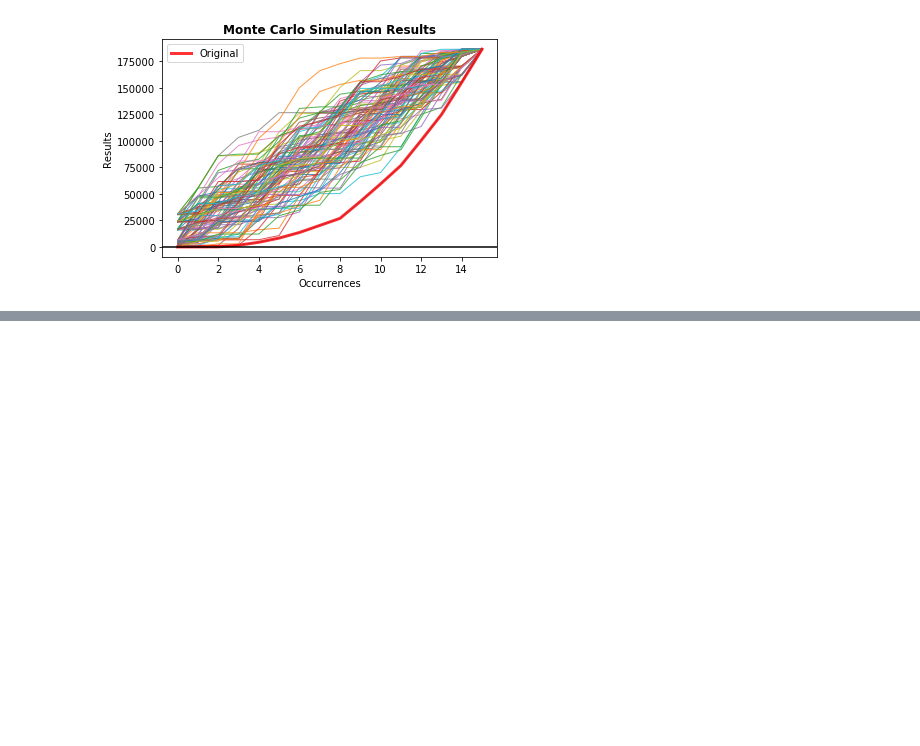
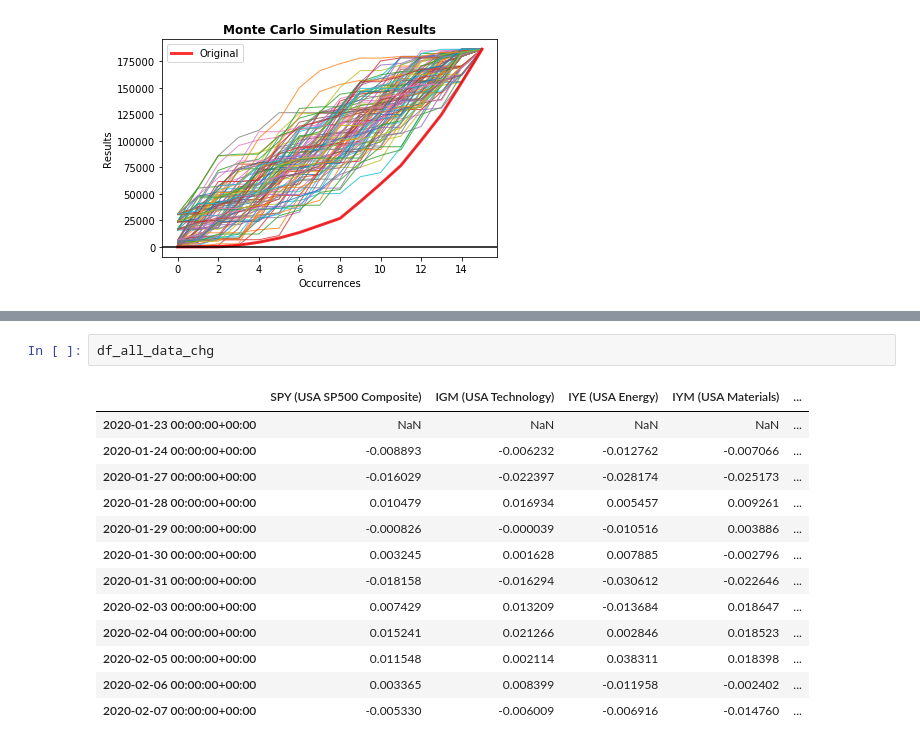
Before and after one commit to sselvakularanjan/FinTech-Project-1, a Jupyter notebook: jjp_CV_correlations.ipynb, the cells around one changed output, grey strips where cells are left out. Drawn from its saved outputs; the diff is of its cells as text; blank space fills up the shorter version.

```diff
--- a/jjp_CV_correlations.ipynb
+++ b/jjp_CV_correlations.ipynb
@@ -706,0 +758,16 @@ NameError: name 'pandas' is not defined
+# %%
+df_all_data_chg
+# %% [output]
+|  | SPY (USA SP500 Composite) | IGM (USA Technology) | IYE (USA Energy) | IYM (USA Materials) | ... |
+| 2020-01-23 00:00:00+00:00 | NaN | NaN | NaN | NaN | ... |
+| 2020-01-24 00:00:00+00:00 | -0.008893 | -0.006232 | -0.012762 | -0.007066 | ... |
+| 2020-01-27 00:00:00+00:00 | -0.016029 | -0.022397 | -0.028174 | -0.025173 | ... |
+| 2020-01-28 00:00:00+00:00 | 0.010479 | 0.016934 | 0.005457 | 0.009261 | ... |
+| 2020-01-29 00:00:00+00:00 | -0.000826 | -0.000039 | -0.010516 | 0.003886 | ... |
+| 2020-01-30 00:00:00+00:00 | 0.003245 | 0.001628 | 0.007885 | -0.002796 | ... |
+| 2020-01-31 00:00:00+00:00 | -0.018158 | -0.016294 | -0.030612 | -0.022646 | ... |
+| 2020-02-03 00:00:00+00:00 | 0.007429 | 0.013209 | -0.013684 | 0.018647 | ... |
+| 2020-02-04 00:00:00+00:00 | 0.015241 | 0.021266 | 0.002846 | 0.018523 | ... |
+| 2020-02-05 00:00:00+00:00 | 0.011548 | 0.002114 | 0.038311 | 0.018398 | ... |
+| 2020-02-06 00:00:00+00:00 | 0.003365 | 0.008399 | -0.011958 | -0.002402 | ... |
+| 2020-02-07 00:00:00+00:00 | -0.005330 | -0.006009 | -0.006916 | -0.014760 | ... |
```
Also changed, not shown: parts of 8 cells of this notebook.
